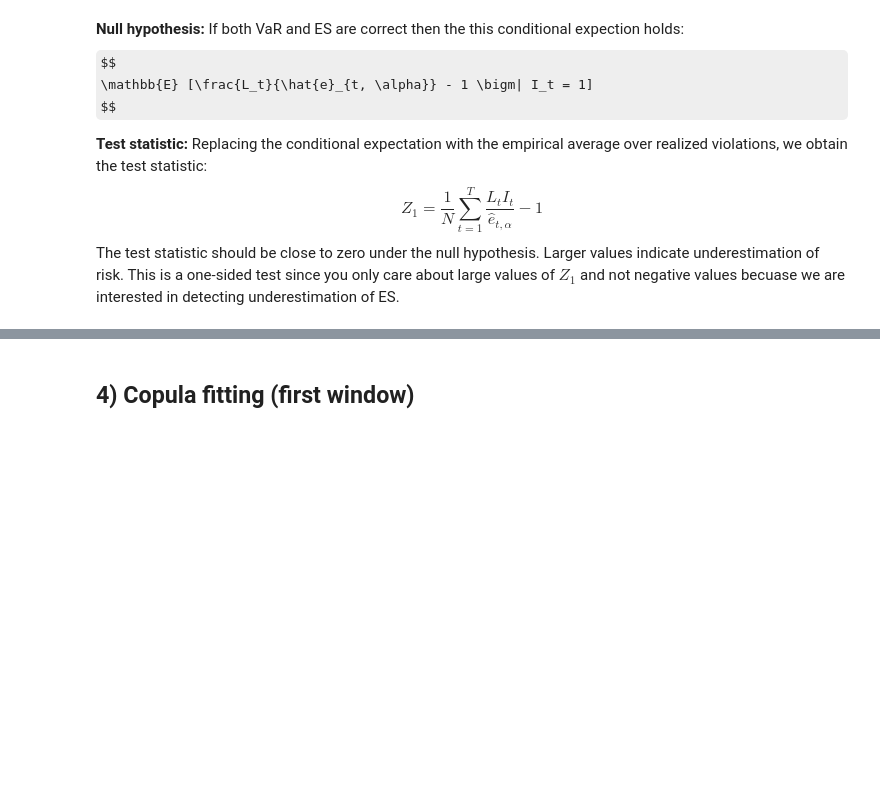
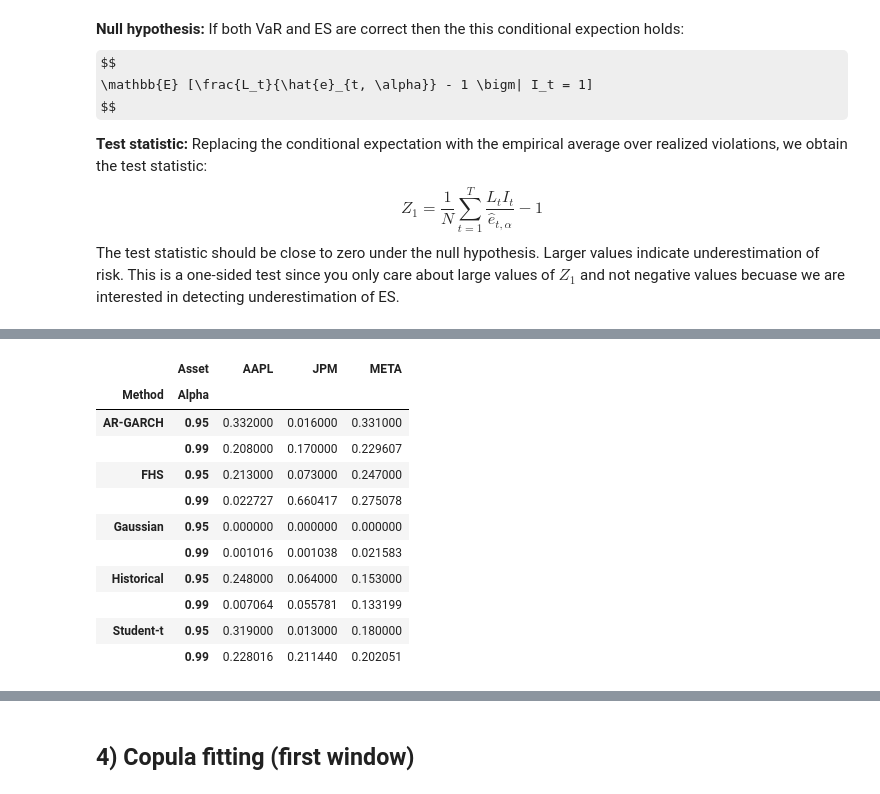
Before and after one commit to Tellefskofteland/QRM_project1, a Jupyter notebook: Project1_template_v2.ipynb, the cells around one changed output, grey strips where cells are left out. Cells and saved outputs as stored; diff of their text form; code cells hidden in the pictures; some formulas as TeX source; blank space fills up the shorter version.

```diff
--- a/Project1_template_v2.ipynb
+++ b/Project1_template_v2.ipynb
@@ -530,7 +530,7 @@ def fhs(res, alpha, M):
    ES = simulated_losses[simulated_losses >= VaR].mean()
 
 
-   return float(VaR), float(ES), simulated_losses
+   return float(VaR), float(ES), simulated_losses, mu, sigma, std_resid
 # %%
 M = 1000
 
@@ -540,7 +540,7 @@ for stock in losses.columns:
   row = {'Stock': stock}
   res = fit_ar_garch(losses[stock], p)
   for alpha in alphas:
-      VaR, ES, _ = fhs(res, alpha, M)
+      VaR, ES, _, _, _, _, = fhs(res, alpha, M)
       row[f'VaR_{int(alpha*100)}'] = VaR
       row[f'ES_{int(alpha*100)}'] = ES
   fhs_results.append(row)
@@ -634,7 +634,7 @@ for stock in losses.columns:
 
    # FHS simulated losses
    res = fit_ar_garch(L, p=1)
-   _, _, fhs_sim = fhs(res, 0.95, M=1000)
+   _, _, fhs_sim, _, _, _ = fhs(res, 0.95, M=1000)
 
    plot_loss_distributions(
        stock,
@@ -1154,0 +1239,30 @@ def sample_fhs_factory(mu_cond, sigma_cond, std_resid):
+# %%
+results_df = pd.DataFrame(results)
+results_df["Passed"] = results_df["p_value"] > 0.05
+pivot_pvalues = results_df.pivot_table(
+    index=["Method", "Alpha"],
+    columns="Asset",
+    values="p_value"
+)
+
+pivot_passfail = results_df.pivot_table(
+    index=["Method", "Alpha"],
+    columns="Asset",
+    values="Passed"
+)
+pivot_passfail = pivot_passfail.replace({True: "PASS", False: "FAIL"})
+# %%
+pivot_pvalues
+# %% [output]
+|  | Asset | AAPL | JPM | META |
+| Method | Alpha |  |  |  |
+| AR-GARCH | 0.95 | 0.332000 | 0.016000 | 0.331000 |
+|  | 0.99 | 0.208000 | 0.170000 | 0.229607 |
+| FHS | 0.95 | 0.213000 | 0.073000 | 0.247000 |
+|  | 0.99 | 0.022727 | 0.660417 | 0.275078 |
+| Gaussian | 0.95 | 0.000000 | 0.000000 | 0.000000 |
+|  | 0.99 | 0.001016 | 0.001038 | 0.021583 |
+| Historical | 0.95 | 0.248000 | 0.064000 | 0.153000 |
+|  | 0.99 | 0.007064 | 0.055781 | 0.133199 |
+| Student-t | 0.95 | 0.319000 | 0.013000 | 0.180000 |
+|  | 0.99 | 0.228016 | 0.211440 | 0.202051 |
```
Also changed, not shown: parts of 12 cells of this notebook.
